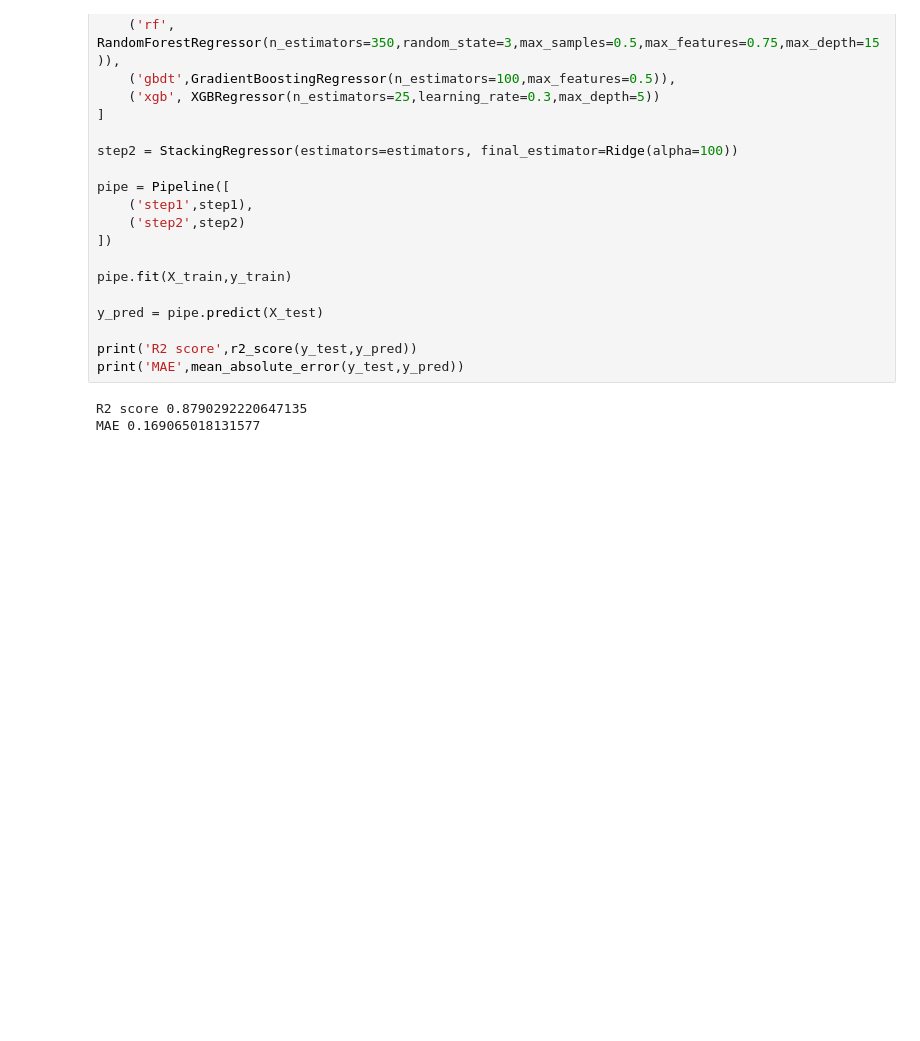
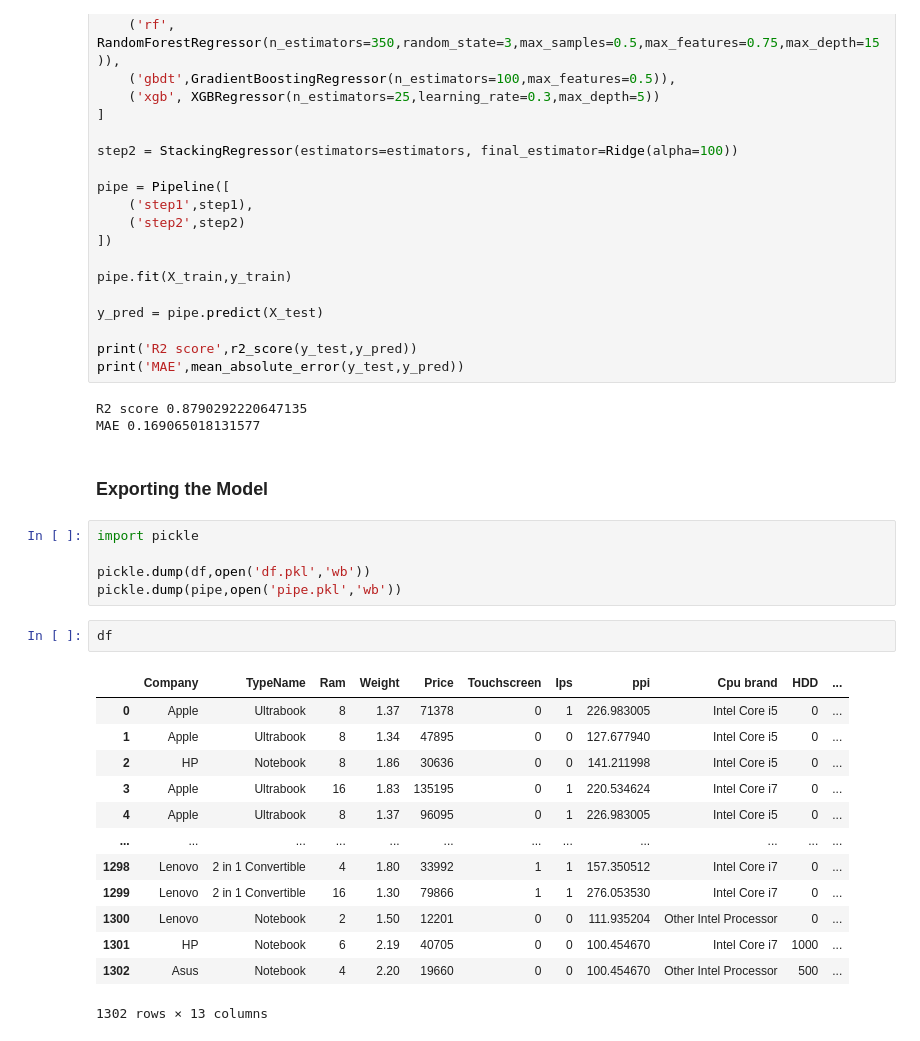
Before and after one commit to ApurbaKumarMajumder/Machine_Learning_Projects, a Jupyter notebook: Laptop_price_Predictor/notebook.ipynb, the cells around one changed output. Saved outputs shown, nothing was run; the diff lists cells and outputs as text; blank space fills up the shorter version.

Commit message:
Exporting the Model

```diff
--- a/Laptop_price_Predictor/notebook.ipynb
+++ b/Laptop_price_Predictor/notebook.ipynb
@@ -1090,3 +1090,26 @@ print('MAE',mean_absolute_error(y_test,y_pred))
 # %% [output]
 R2 score 0.8790292220647135
 MAE 0.169065018131577
+# %% [markdown]
+### Exporting the Model
+# %%
+import pickle
+
+pickle.dump(df,open('df.pkl','wb'))
+pickle.dump(pipe,open('pipe.pkl','wb'))
+# %%
+df
+# %% [output]
+|  | Company | TypeName | Ram | Weight | Price | Touchscreen | Ips | ppi | Cpu brand | HDD | ... |
+| 0 | Apple | Ultrabook | 8 | 1.37 | 71378 | 0 | 1 | 226.983005 | Intel Core i5 | 0 | ... |
+| 1 | Apple | Ultrabook | 8 | 1.34 | 47895 | 0 | 0 | 127.677940 | Intel Core i5 | 0 | ... |
+| 2 | HP | Notebook | 8 | 1.86 | 30636 | 0 | 0 | 141.211998 | Intel Core i5 | 0 | ... |
+| 3 | Apple | Ultrabook | 16 | 1.83 | 135195 | 0 | 1 | 220.534624 | Intel Core i7 | 0 | ... |
+| 4 | Apple | Ultrabook | 8 | 1.37 | 96095 | 0 | 1 | 226.983005 | Intel Core i5 | 0 | ... |
+| ... | ... | ... | ... | ... | ... | ... | ... | ... | ... | ... | ... |
+| 1298 | Lenovo | 2 in 1 Convertible | 4 | 1.80 | 33992 | 1 | 1 | 157.350512 | Intel Core i7 | 0 | ... |
+| 1299 | Lenovo | 2 in 1 Convertible | 16 | 1.30 | 79866 | 1 | 1 | 276.053530 | Intel Core i7 | 0 | ... |
+| 1300 | Lenovo | Notebook | 2 | 1.50 | 12201 | 0 | 0 | 111.935204 | Other Intel Processor | 0 | ... |
+| 1301 | HP | Notebook | 6 | 2.19 | 40705 | 0 | 0 | 100.454670 | Intel Core i7 | 1000 | ... |
+| 1302 | Asus | Notebook | 4 | 2.20 | 19660 | 0 | 0 | 100.454670 | Other Intel Processor | 500 | ... |
+1302 rows × 13 columns
```
Also changed, not shown: parts of 1 cell of this notebook, 2 other files.
